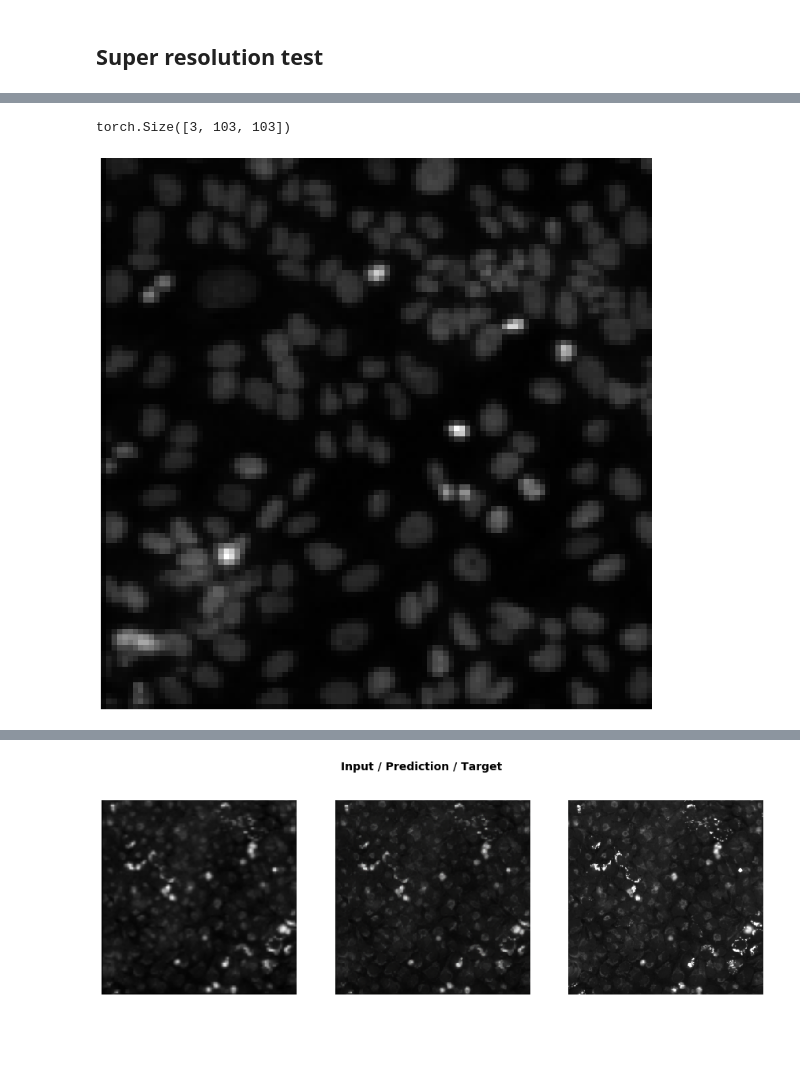
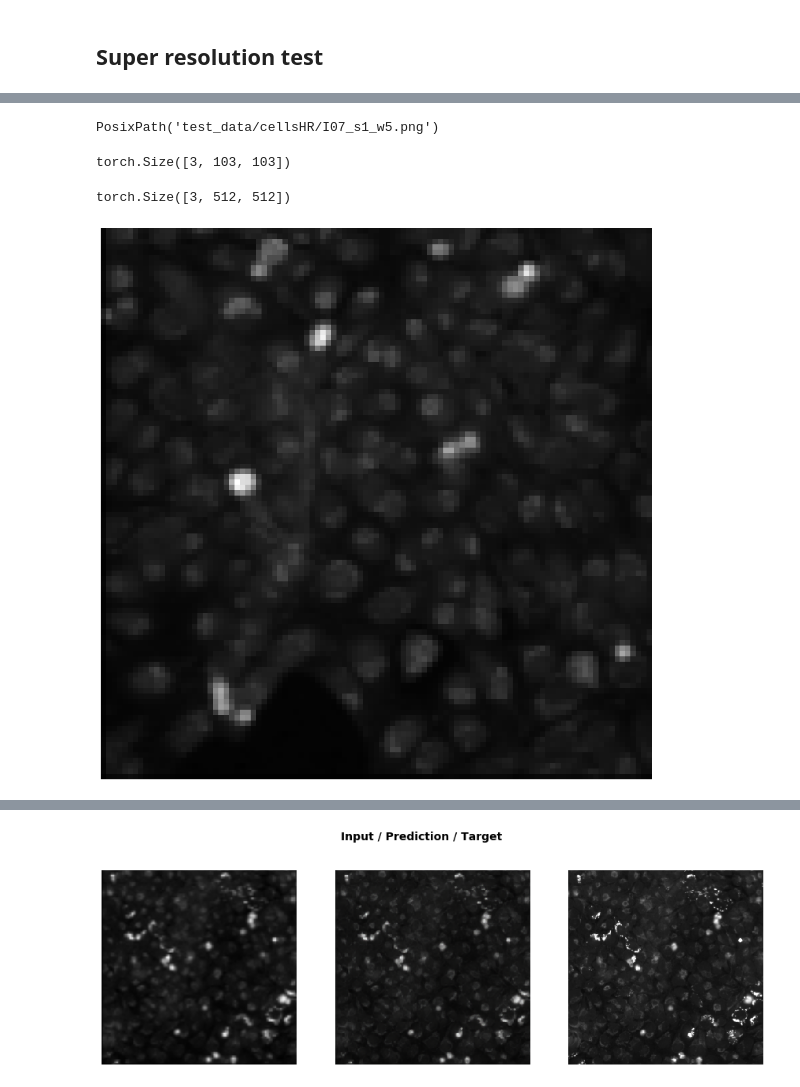
Before and after one commit to nikadilli/elemental-imageing-enhancement, a Jupyter notebook: UnetSR_test.ipynb, the cells around one changed output, grey strips where cells are left out. Cells and saved outputs as stored; diff of their text form; code cells hidden in the pictures; blank space fills up the shorter version.

```diff
--- a/UnetSR_test.ipynb
+++ b/UnetSR_test.ipynb
@@ -32,5 +29,16 @@ PosixPath('test_data/cellsLR/L02_s1_w1.png')
-# %%
-img = open_image(fn); img.shape
-# %% [output]
-torch.Size([3, 103, 103])
+# %%
+fn_lr = data.valid_ds.x.items[2]; fn_lr
+fn_hr = data.valid_ds.y.items[2]; fn_hr
+# %% [output]
+PosixPath('test_data/cellsHR/I07_s1_w5.png')
+# %%
+img_lr = open_image(fn_lr)
+img_lr.shape
+# %% [output]
+torch.Size([3, 103, 103])
+# %%
+img_hr = open_image(fn_hr)
+img_hr.shape
+# %% [output]
+torch.Size([3, 512, 512])
 # %%
@@ -38,5 +46,5 @@ p,img_hr,b = learn.predict(img)
 # %%
-show_image(img, figsize=(15,15), interpolation='nearest');
+show_image(img_lr, figsize=(15,15), interpolation='nearest');
 # %% [output]
-[figure, old version]
+[figure, new version]
 # %%
```
Also changed, not shown: parts of 6 cells of this notebook, 7 other files.
